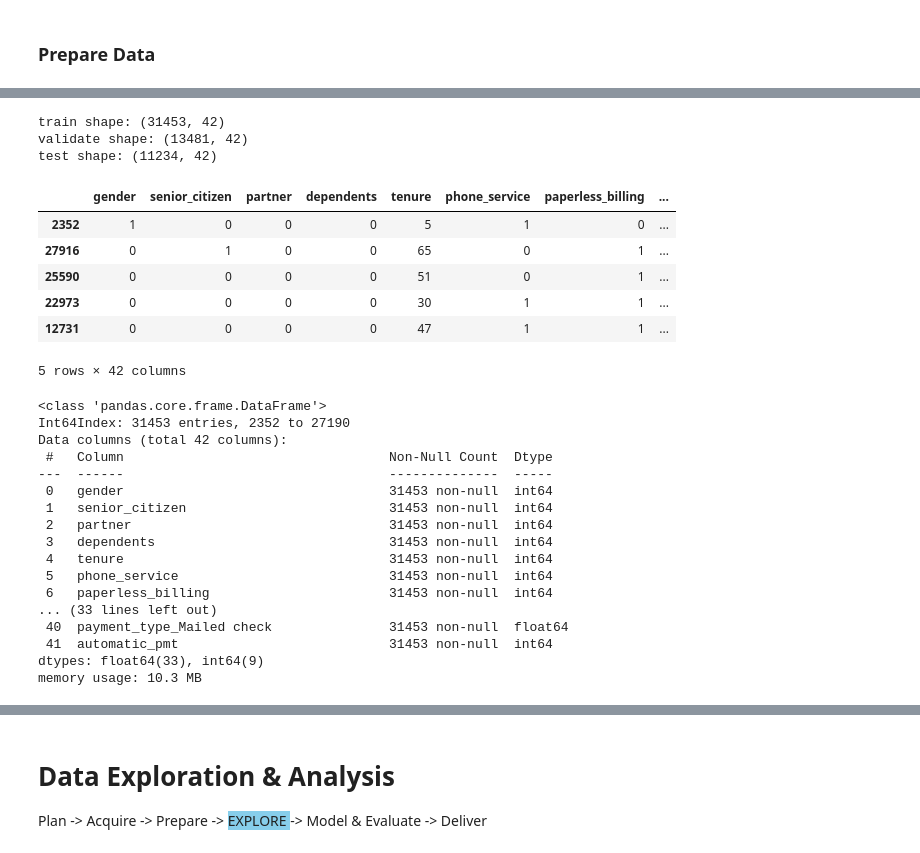
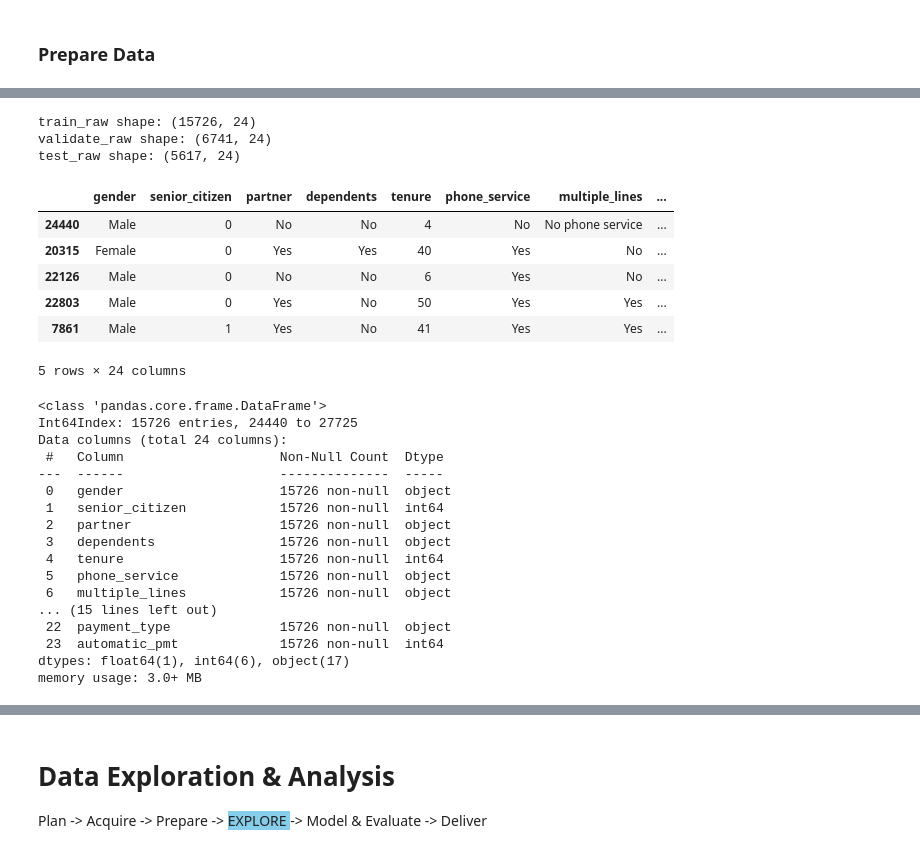
Before and after one commit to veronica-f-reyes/telco_classification_project, a Jupyter notebook: Initial Telco Churn Project Notebook.ipynb, the cells around one changed output, grey strips where cells are left out. Cells and saved outputs as stored; diff of their text form; code cells hidden in the pictures.

```diff
--- a/Initial Telco Churn Project Notebook.ipynb
+++ b/Initial Telco Churn Project Notebook.ipynb
@@ -382 +467,4 @@ Name: monthly_charges, Length: 2452, dtype: float64
+# %%
+# Prepare raw Telco data by removing ID number columns, removing any duplicates, and cleaning up null values
+df_raw = prepare.prep_telco_raw(df)
 # %%
@@ -434,42 +568,42 @@ df.describe()
 # Using the prepare custom library, take in a DataFrame and return train, validate, and test DataFrames;
 # Stratify on churn
 
-train, validate, test = prepare.split_data(df)
+train_raw, validate_raw, test_raw = prepare.split_data(df_raw)
 # %%
-print(f'train shape: {train.shape}')
-print(f'validate shape: {validate.shape}')
-print(f'test shape: {test.shape}')
+print(f'train_raw shape: {train_raw.shape}')
+print(f'validate_raw shape: {validate_raw.shape}')
+print(f'test_raw shape: {test_raw.shape}')
 # %% [output]
-train shape: (31453, 42)
-validate shape: (13481, 42)
-test shape: (11234, 42)
+train_raw shape: (15726, 24)
+validate_raw shape: (6741, 24)
+test_raw shape: (5617, 24)
 # %%
-train.head()
+train_raw.head()
 # %% [output]
-|  | gender | senior_citizen | partner | dependents | tenure | phone_service | paperless_billing | ... |
-| 2352 | 1 | 0 | 0 | 0 | 5 | 1 | 0 | ... |
-| 27916 | 0 | 1 | 0 | 0 | 65 | 0 | 1 | ... |
-| 25590 | 0 | 0 | 0 | 0 | 51 | 0 | 1 | ... |
-| 22973 | 0 | 0 | 0 | 0 | 30 | 1 | 1 | ... |
-| 12731 | 0 | 0 | 0 | 0 | 47 | 1 | 1 | ... |
+|  | gender | senior_citizen | partner | dependents | tenure | phone_service | multiple_lines | ... |
+| 24440 | Male | 0 | No | No | 4 | No | No phone service | ... |
+| 20315 | Female | 0 | Yes | Yes | 40 | Yes | No | ... |
+| 22126 | Male | 0 | No | No | 6 | Yes | No | ... |
+| 22803 | Male | 0 | Yes | No | 50 | Yes | Yes | ... |
+| 7861 | Male | 1 | Yes | No | 41 | Yes | Yes | ... |
-5 rows × 42 columns
+5 rows × 24 columns
 # %%
-train.info()
+train_raw.info()
 # %% [output]
 <class 'pandas.core.frame.DataFrame'>
-Int64Index: 31453 entries, 2352 to 27190
-Data columns (total 42 columns):
- #   Column                                  Non-Null Count  Dtype
----  ------                                  --------------  -----
- 0   gender                                  31453 non-null  int64
- 1   senior_citizen                          31453 non-null  int64
- 2   partner                                 31453 non-null  int64
- 3   dependents                              31453 non-null  int64
- 4   tenure                                  31453 non-null  int64
- 5   phone_service                           31453 non-null  int64
- 6   paperless_billing                       31453 non-null  int64
-... (33 lines left out)
- 40  payment_type_Mailed check               31453 non-null  float64
- 41  automatic_pmt                           31453 non-null  int64
-dtypes: float64(33), int64(9)
-memory usage: 10.3 MB
+Int64Index: 15726 entries, 24440 to 27725
+Data columns (total 24 columns):
+ #   Column                    Non-Null Count  Dtype
+---  ------                    --------------  -----
+ 0   gender                    15726 non-null  object
+ 1   senior_citizen            15726 non-null  int64
+ 2   partner                   15726 non-null  object
+ 3   dependents                15726 non-null  object
+ 4   tenure                    15726 non-null  int64
+ 5   phone_service             15726 non-null  object
+ 6   multiple_lines            15726 non-null  object
+... (15 lines left out)
+ 22  payment_type              15726 non-null  object
+ 23  automatic_pmt             15726 non-null  int64
+dtypes: float64(1), int64(6), object(17)
+memory usage: 3.0+ MB
```
Also changed, not shown: parts of 80 cells of this notebook, 1 other file.
